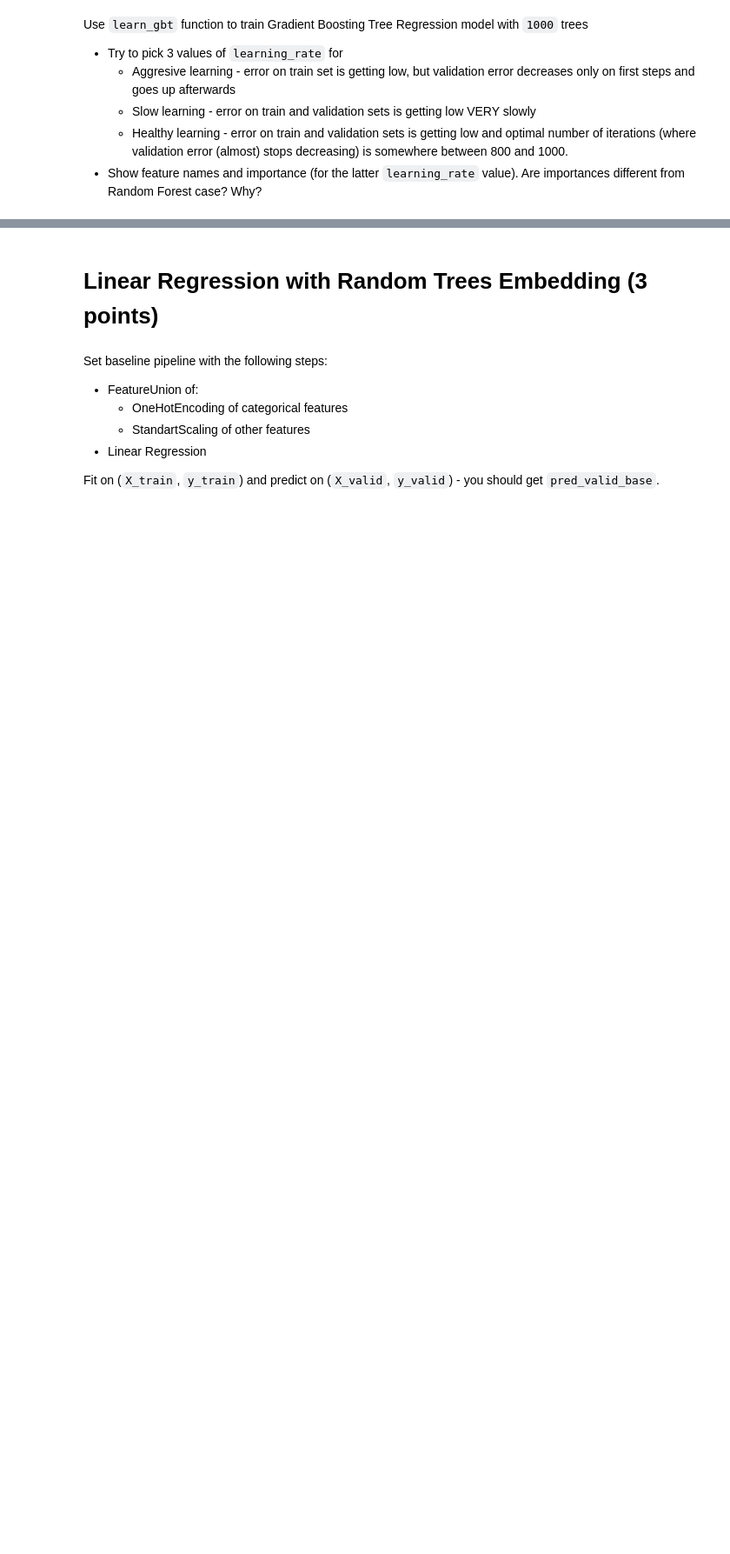
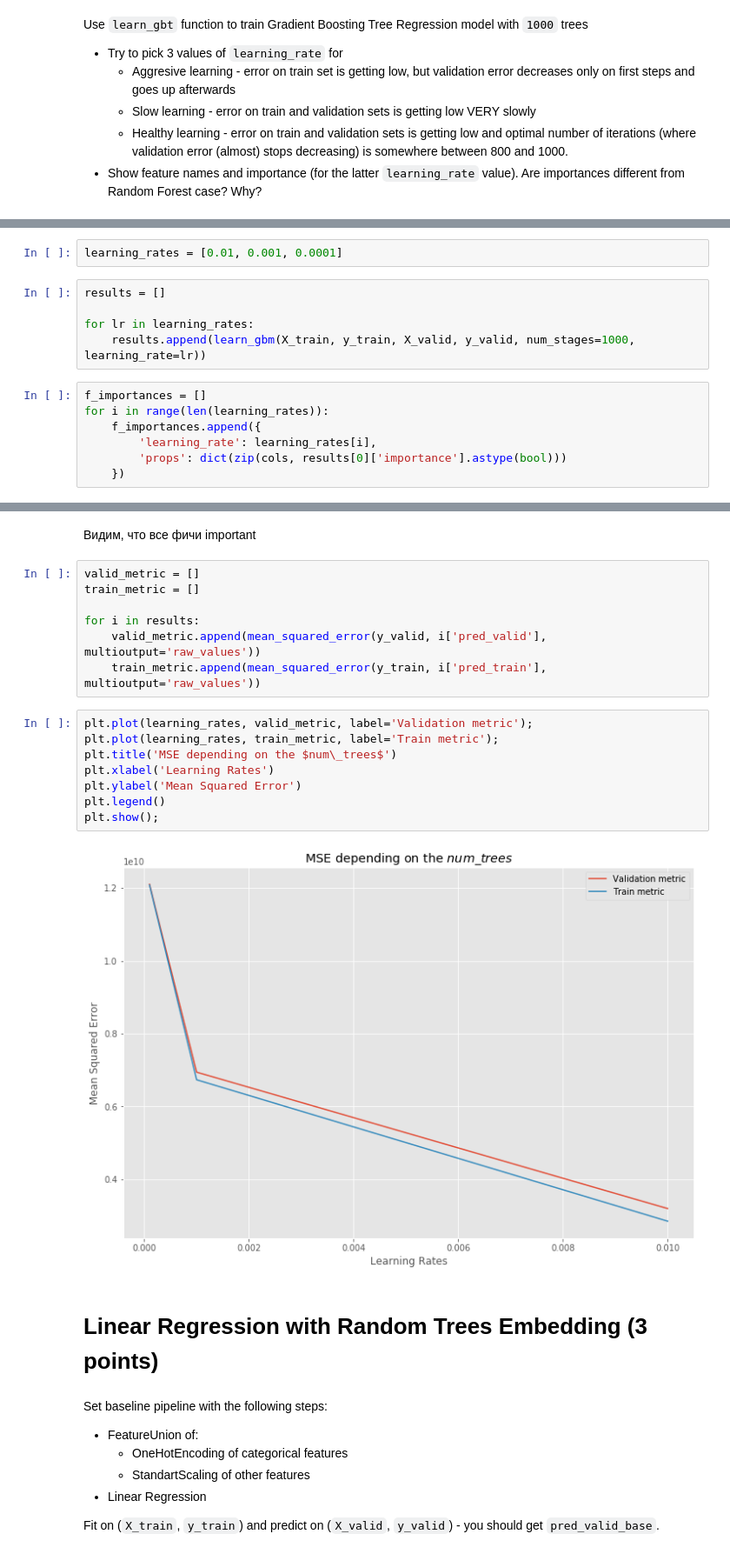
Before and after one commit to Sinopsys/data-analysis-pi, a Jupyter notebook: homeworks/5/hw-ensembles.ipynb, the cells around one changed output, grey strips where cells are left out. Shown at 87% size. Drawn from its saved outputs; the diff is of its cells as text; blank space fills up the shorter version.

```diff
--- a/homeworks/5/hw-ensembles.ipynb
+++ b/homeworks/5/hw-ensembles.ipynb
@@ -180,0 +239,14 @@ Use `learn_gbt` function to train Gradient Boosting Tree Regression model with `
+# %%
+learning_rates = [0.01, 0.001, 0.0001]
+# %%
+results = []
+
+for lr in learning_rates:
+    results.append(learn_gbm(X_train, y_train, X_valid, y_valid, num_stages=1000, learning_rate=lr))
+# %%
+f_importances = []
+for i in range(len(learning_rates)):
+    f_importances.append({
+        'learning_rate': learning_rates[i],
+        'props': dict(zip(cols, results[0]['importance'].astype(bool)))
+    })
@@ -181,3 +273,22 @@ Use `learn_gbt` function to train Gradient Boosting Tree Regression model with `
+# %% [markdown]
+Видим, что все фичи important
+# %%
+valid_metric = []
+train_metric = []
+
+for i in results:
+    valid_metric.append(mean_squared_error(y_valid, i['pred_valid'], multioutput='raw_values'))
+    train_metric.append(mean_squared_error(y_train, i['pred_train'], multioutput='raw_values'))
+# %%
+plt.plot(learning_rates, valid_metric, label='Validation metric');
+plt.plot(learning_rates, train_metric, label='Train metric');
+plt.title('MSE depending on the $num\_trees$')
+plt.xlabel('Learning Rates')
+plt.ylabel('Mean Squared Error')
+plt.legend()
+plt.show();
+# %% [output]
+[figure, added]
 # %% [markdown]
 # Linear Regression with Random Trees Embedding (3 points)
 # %% [markdown]
```
Also changed, not shown: parts of 25 cells of this notebook.
